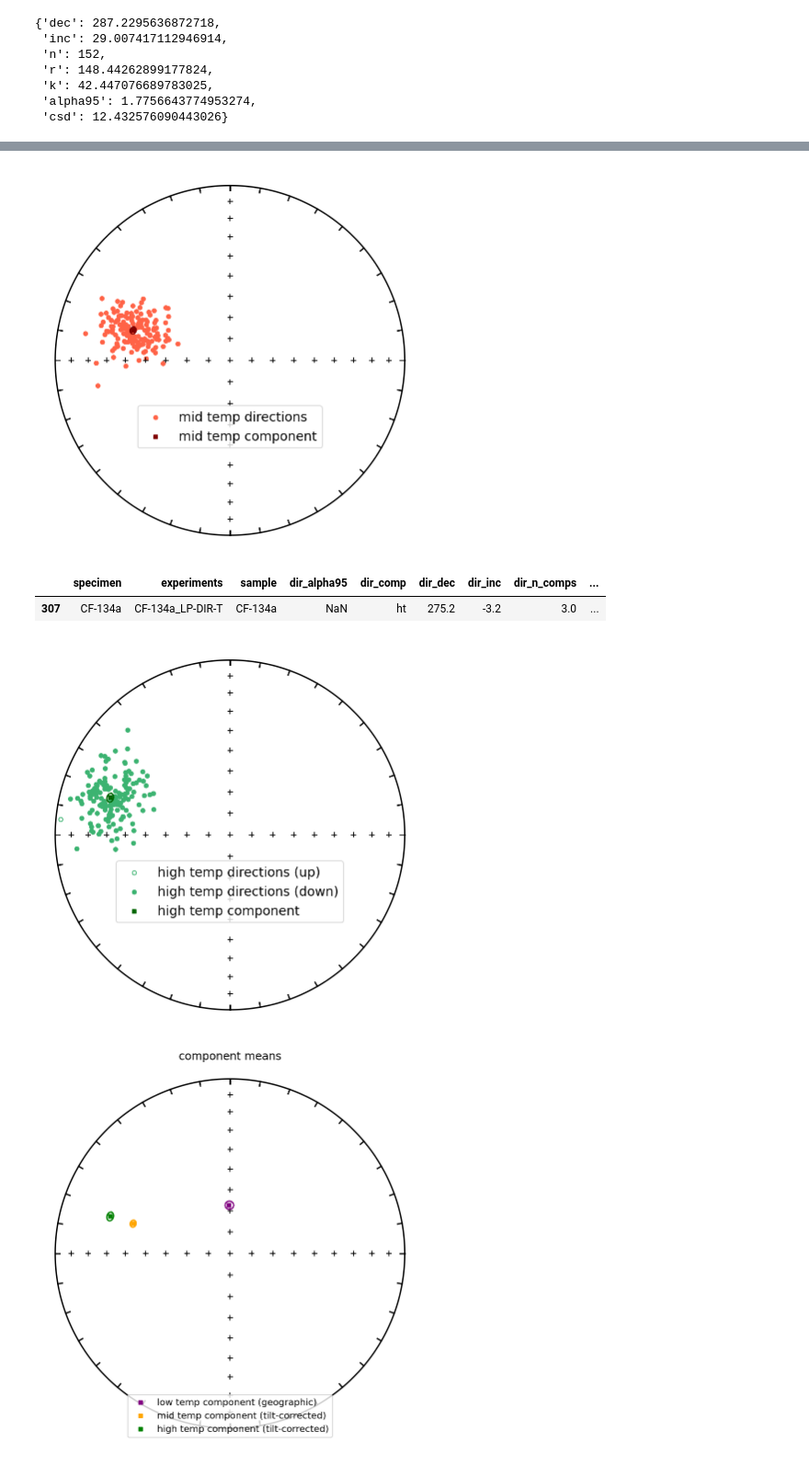
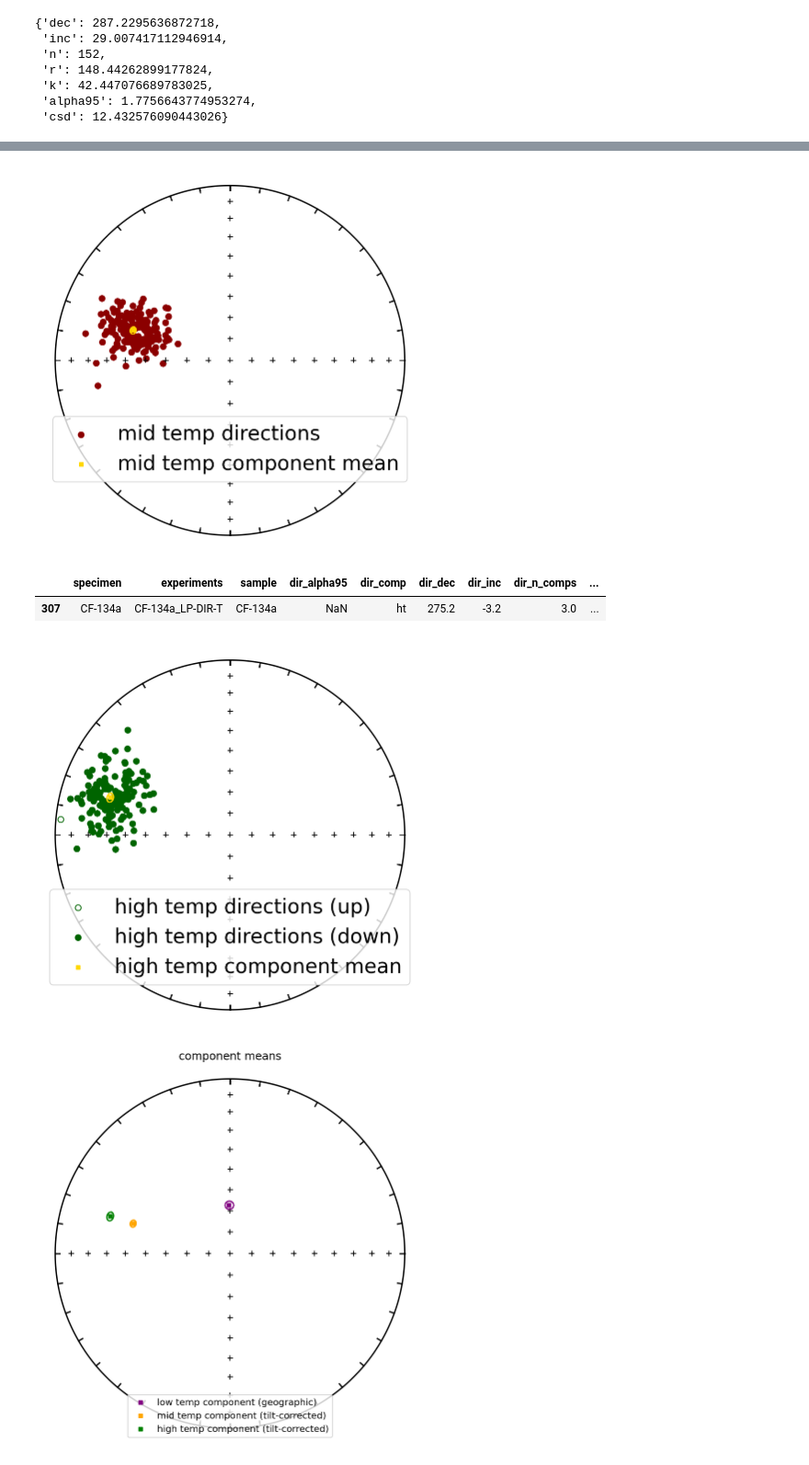
Before and after one commit to Swanson-Hysell-Group/Inclination_Shallowing, a Jupyter notebook: code/Notebooks/Cutface_pmag.ipynb, the cells around one changed output, grey strips where cells are left out. Shown at 92% size. Saved outputs shown, nothing was run; the diff lists cells and outputs as text; code cells hidden in the pictures.

Commit message:
edits to sterenets and common mean figures

```diff
--- a/code/Notebooks/Cutface_pmag.ipynb
+++ b/code/Notebooks/Cutface_pmag.ipynb
@@ -111,16 +111,16 @@ fignum = 1
 plt.figure(num=fignum,figsize=(6,6))
 ipmag.plot_net(fignum)
 
-ipmag.plot_di(specimens_mt_tc['dir_dec'].tolist(),specimens_mt_tc['dir_inc'].tolist(),color='tomato',label='mid temp directions')
+ipmag.plot_di(specimens_mt_tc['dir_dec'].tolist(),specimens_mt_tc['dir_inc'].tolist(),color='darkred',label='mid temp directions',markersize=40)
 
 ipmag.plot_di_mean(mean_mt['dec'],mean_mt['inc'],mean_mt['alpha95'],
-                    color='maroon', marker = 's', label='mid temp component')
+                    color='gold', marker = 's', label='mid temp component mean')
 
-plt.legend(loc=8,bbox_to_anchor=(0.50,0.25),fontsize=14)
-# plt.savefig('../code_output/specimen_directions_mt.pdf',transparent=True)
+plt.legend(loc=8,bbox_to_anchor=(0.50,0.15),fontsize=22)
+plt.savefig('../code_output/specimen_directions_mt.pdf',transparent=True)
 plt.show()
 # %% [output]
-[figure, old version]
+[figure, new version]
 # %%
 specimens_ht_tc_above_0=specimens_ht_tc[specimens_ht_tc['dir_inc']<0]
 specimens_ht_tc_below_0=specimens_ht_tc[specimens_ht_tc['dir_inc']>0]
@@ -131,19 +131,19 @@ specimens_ht_tc_above_0
 # %%
 fignum = 1
 plt.figure(num=fignum,figsize=(6,6))
 ipmag.plot_net(fignum)
 
-ipmag.plot_di(specimens_ht_tc_above_0['dir_dec'].tolist(),specimens_ht_tc_above_0['dir_inc'].tolist(),color='mediumseagreen',label='high temp directions (up)')
-ipmag.plot_di(specimens_ht_tc_below_0['dir_dec'].tolist(),specimens_ht_tc_below_0['dir_inc'].tolist(),color='mediumseagreen',label='high temp directions (down)')
+ipmag.plot_di(specimens_ht_tc_above_0['dir_dec'].tolist(),specimens_ht_tc_above_0['dir_inc'].tolist(),color='darkgreen',label='high temp directions (up)',markersize=40)
+ipmag.plot_di(specimens_ht_tc_below_0['dir_dec'].tolist(),specimens_ht_tc_below_0['dir_inc'].tolist(),color='darkgreen',label='high temp directions (down)',markersize=40)
 
 ipmag.plot_di_mean(mean_ht['dec'],mean_ht['inc'],mean_ht['alpha95'],
-                   color='darkgreen', marker = 's', label='high temp component')
+                   color='gold', marker = 's', label='high temp component mean')
 
-plt.legend(loc=8,bbox_to_anchor=(0.50,0.25),fontsize=14)
-# plt.savefig('../code_output/specimen_directions_ht.pdf',transparent=True)
+plt.legend(loc=8,bbox_to_anchor=(0.50,0.075),fontsize=22)
+plt.savefig('../code_output/specimen_directions_ht.pdf',transparent=True)
 plt.show()
 # %% [output]
-[figure, old version]
+[figure, new version]
 # %%
 fignum = 1
 plt.figure(num=fignum,figsize=(6,6))
```
Also changed, not shown: parts of 16 cells of this notebook, 19 other files.
